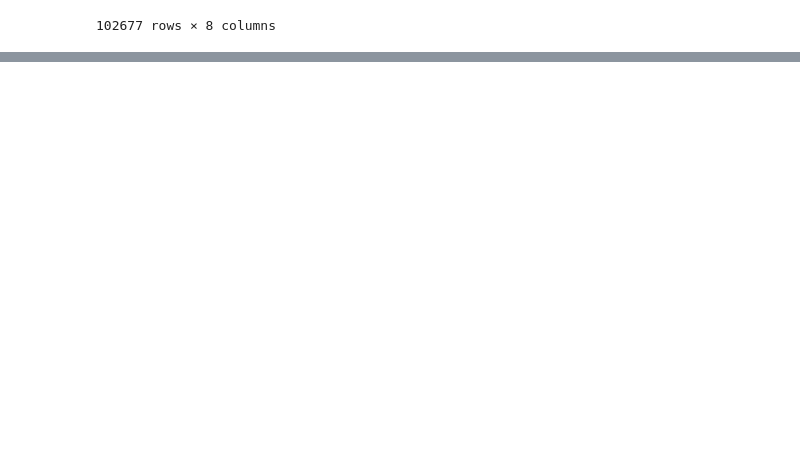
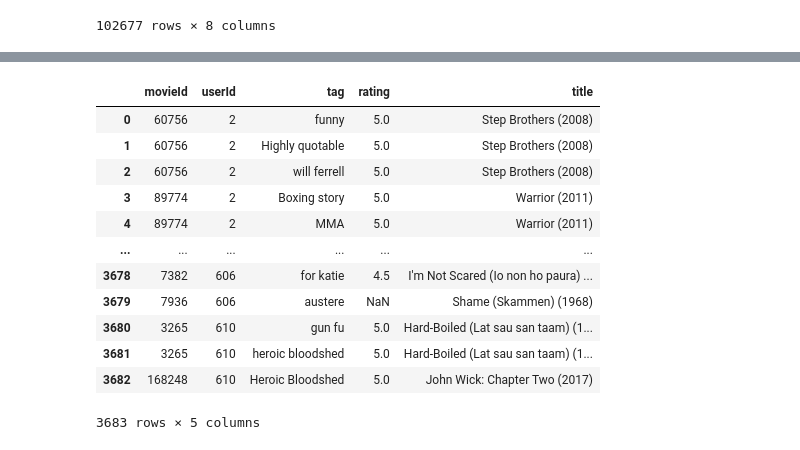
Before and after one commit to gverploeg/Recommender-Case-Study, a Jupyter notebook: grant_notebook.ipynb, the cells around one changed output, grey strips where cells are left out. Cells and saved outputs as stored; diff of their text form; code cells hidden in the pictures; blank space fills up the shorter version.

```diff
--- a/grant_notebook.ipynb
+++ b/grant_notebook.ipynb
@@ -423,0 +599,9 @@ final_df.to_csv('data/cleaned_data.csv')
+# %%
+tag_rating_mov_join.createOrReplaceTempView("dfo")
+tgr = spark.sql('''
+    SELECT movieId, userId, tag, rating, title
+    FROM dfo
+    ''')
+
+tgr.show()
+print(tgr.count())
@@ -423,0 +626,25 @@ final_df.to_csv('data/cleaned_data.csv')
+# %%
+tags_mov_df = tgr.toPandas()
+tags_mov_df.reset_index(drop= True, inplace=True)
+
+tags_mov_df['userId'] = tags_mov_df['userId'].astype(int)
+
+tags_mov_df['movieId'] = tags_mov_df['movieId'].astype(int)
+
+tags_mov_df['rating'] = tags_mov_df['rating'].astype(float)
+
+tags_mov_df
+# %% [output]
+|  | movieId | userId | tag | rating | title |
+| 0 | 60756 | 2 | funny | 5.0 | Step Brothers (2008) |
+| 1 | 60756 | 2 | Highly quotable | 5.0 | Step Brothers (2008) |
+| 2 | 60756 | 2 | will ferrell | 5.0 | Step Brothers (2008) |
+| 3 | 89774 | 2 | Boxing story | 5.0 | Warrior (2011) |
+| 4 | 89774 | 2 | MMA | 5.0 | Warrior (2011) |
+| ... | ... | ... | ... | ... | ... |
+| 3678 | 7382 | 606 | for katie | 4.5 | I'm Not Scared (Io non ho paura) ... |
+| 3679 | 7936 | 606 | austere | NaN | Shame (Skammen) (1968) |
+| 3680 | 3265 | 610 | gun fu | 5.0 | Hard-Boiled (Lat sau san taam) (1... |
+| 3681 | 3265 | 610 | heroic bloodshed | 5.0 | Hard-Boiled (Lat sau san taam) (1... |
+| 3682 | 168248 | 610 | Heroic Bloodshed | 5.0 | John Wick: Chapter Two (2017) |
+3683 rows × 5 columns
```
Also changed, not shown: parts of 17 cells of this notebook, 1 other file.
